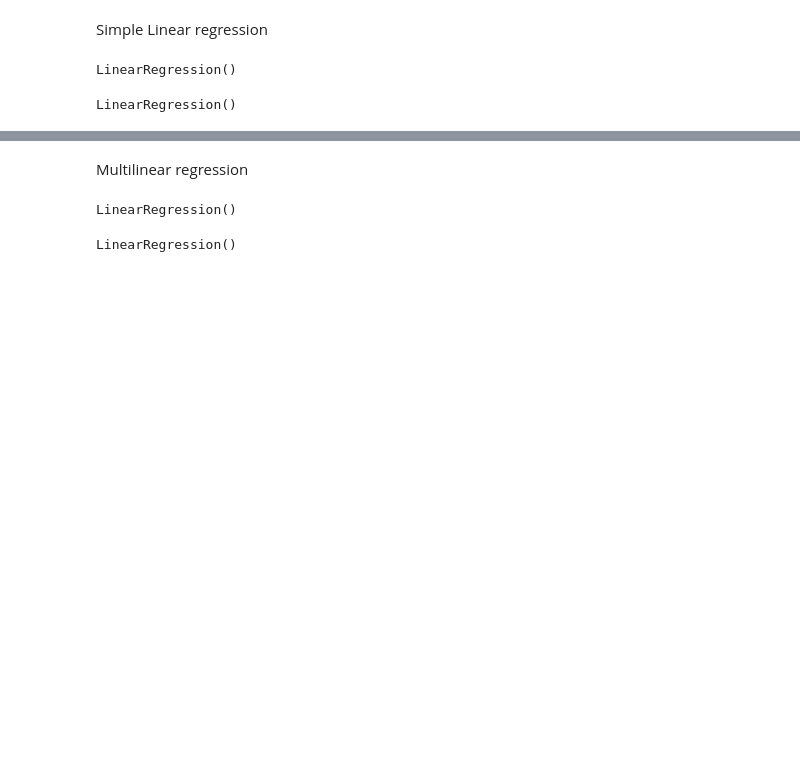
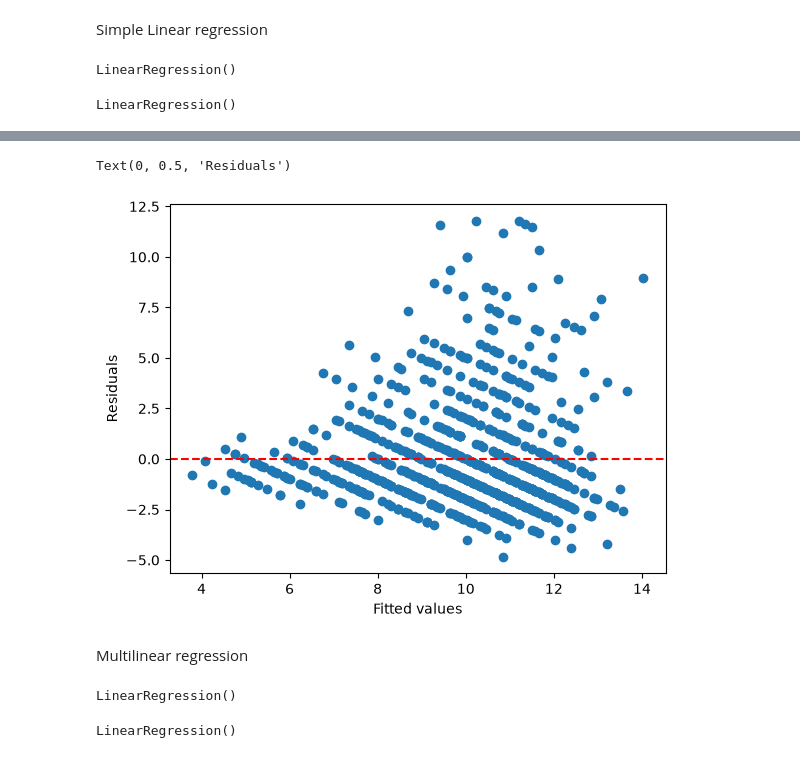
Before and after one commit to abelkk/ML-01, a Jupyter notebook: LinearRegression/abalone2.ipynb, the cells around one changed output, grey strips where cells are left out. Cells and saved outputs as stored; diff of their text form; code cells hidden in the pictures; blank space fills up the shorter version.

```diff
--- a/LinearRegression/abalone2.ipynb
+++ b/LinearRegression/abalone2.ipynb
@@ -292,3 +275,14 @@ array([[11.1360387 ],
+# %%
+residuals = y_test.values.flatten() - y_predicted.flatten()
+fitted = y_predicted.flatten()
+# %%
+scatter = plt.scatter(fitted, residuals)
+x = plt.axhline(y=0, color='r', linestyle='--')
+plt.xlabel("Fitted values")
+plt.ylabel("Residuals")
+# %% [output]
+Text(0, 0.5, 'Residuals')
+[figure, added]
 # %% [markdown]
 Multilinear regression
 # %%
```
Also changed, not shown: parts of 23 cells of this notebook.
